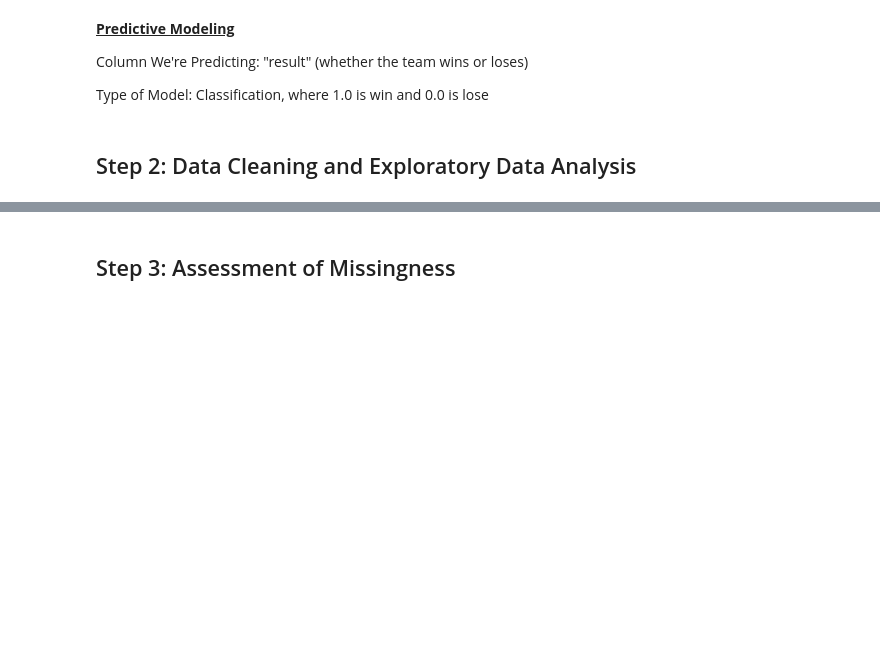
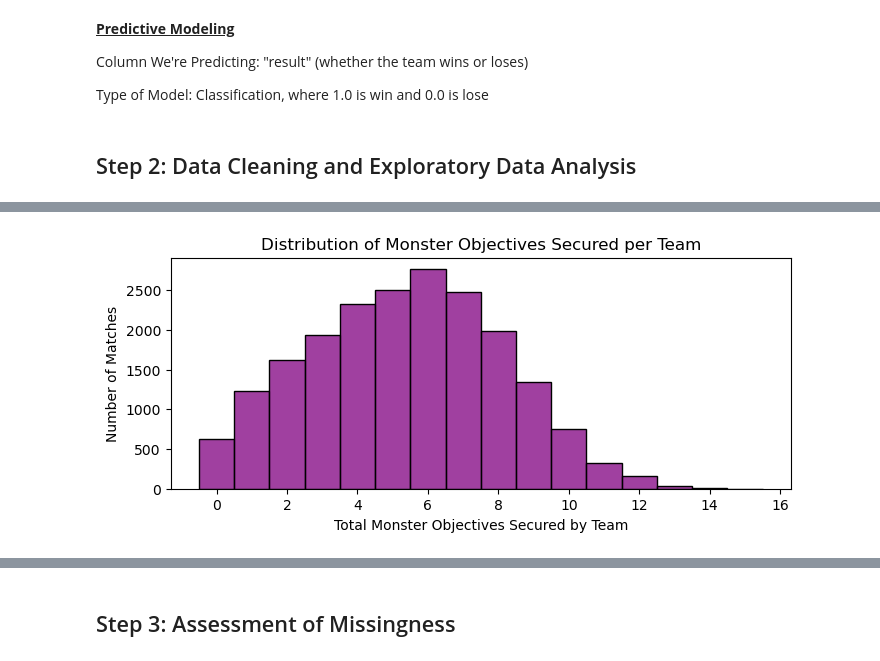
Before and after one commit to amytrinh334/dsc80-final-project, a Jupyter notebook: template.ipynb, the cells around one changed output, grey strips where cells are left out. Saved outputs shown, nothing was run; the diff lists cells and outputs as text; code cells hidden in the pictures; blank space fills up the shorter version.

```diff
--- a/template.ipynb
+++ b/template.ipynb
@@ -107,0 +215,10 @@ key_col = [...]
+# %%
+# monster objectives distribution
+plt.figure(figsize=(8, 3))
+sns.histplot(data=df, x='total_monster_objectives', color='purple', discrete=True)
+plt.xlabel('Total Monster Objectives Secured by Team')
+plt.ylabel('Number of Matches')
+plt.title('Distribution of Monster Objectives Secured per Team')
+plt.show()
+# %% [output]
+[figure, added]
```
Also changed, not shown: parts of 15 cells of this notebook, 1 other file.
